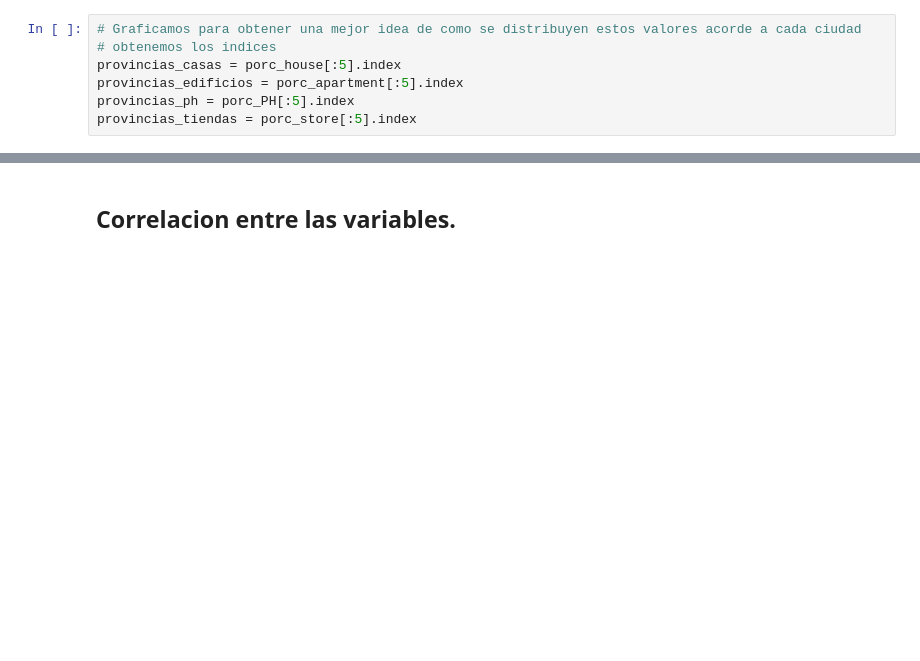
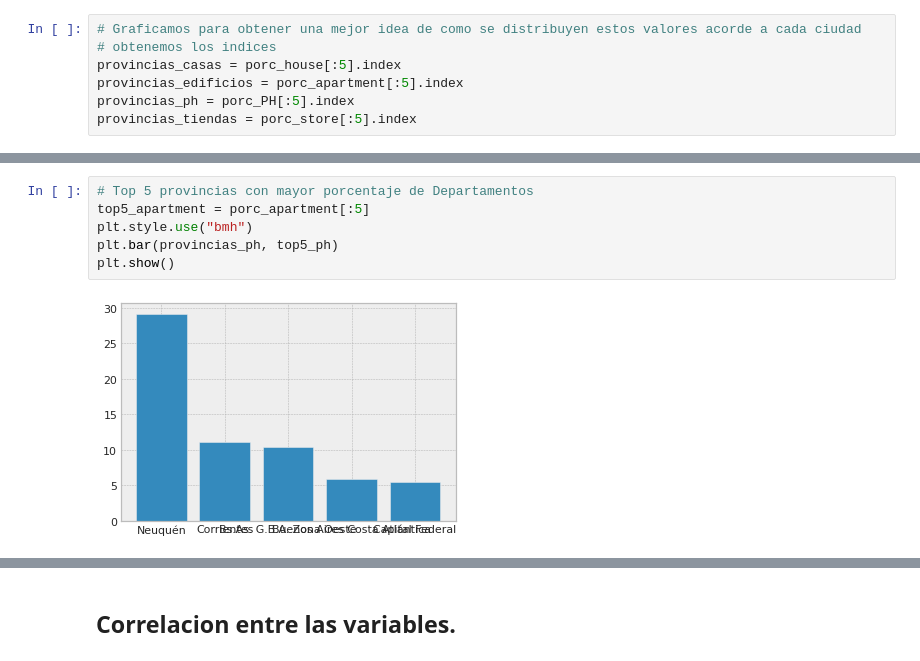
Before and after one commit to mdpfernandez/limpieza_datos_pandas, a Jupyter notebook: Workshop_1_G4.ipynb, the cells around one changed output, grey strips where cells are left out. Drawn from its saved outputs; the diff is of its cells as text; blank space fills up the shorter version.

```diff
--- a/Workshop_1_G4.ipynb
+++ b/Workshop_1_G4.ipynb
@@ -803,0 +756,8 @@ plt.show()
+# %%
+# Top 5 provincias con mayor porcentaje de Departamentos
+top5_apartment = porc_apartment[:5]
+plt.style.use("bmh")
+plt.bar(provincias_ph, top5_ph)
+plt.show()
+# %% [output]
+[figure, added]
```
Also changed, not shown: parts of 30 cells of this notebook.
